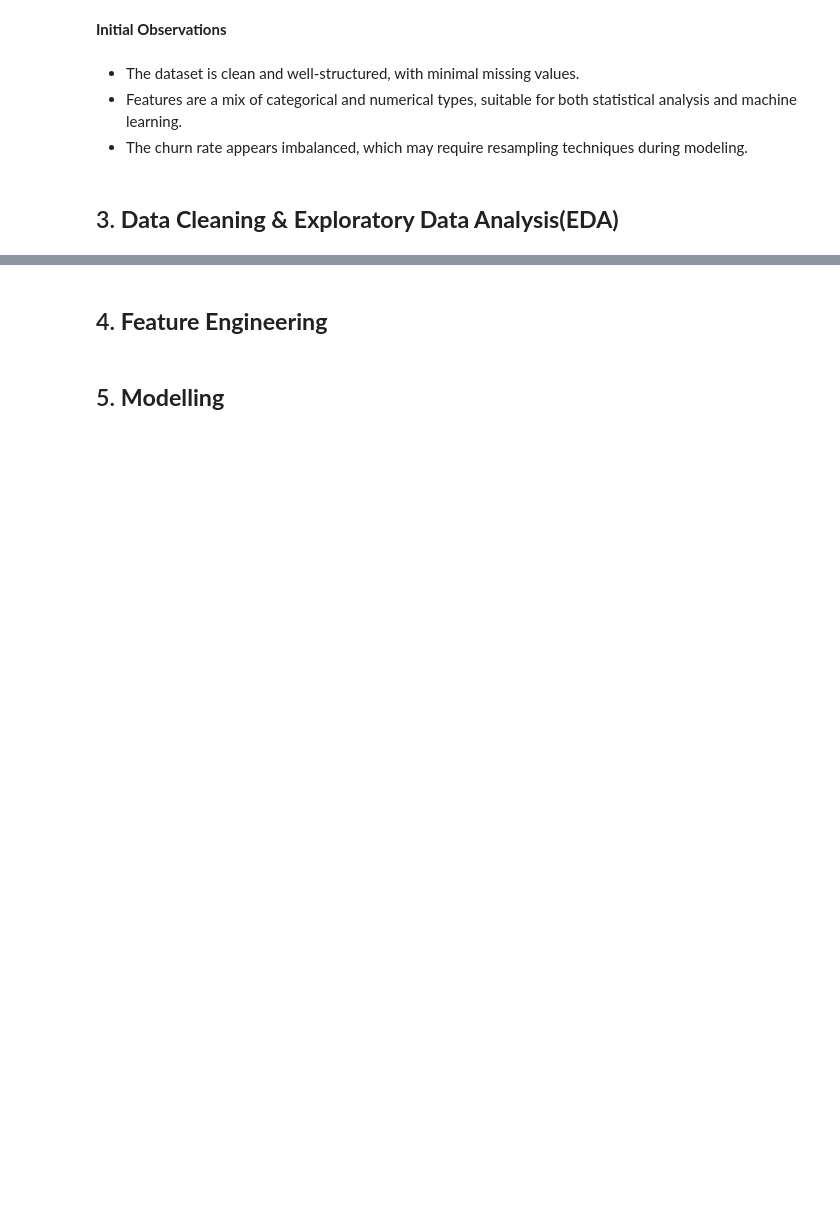
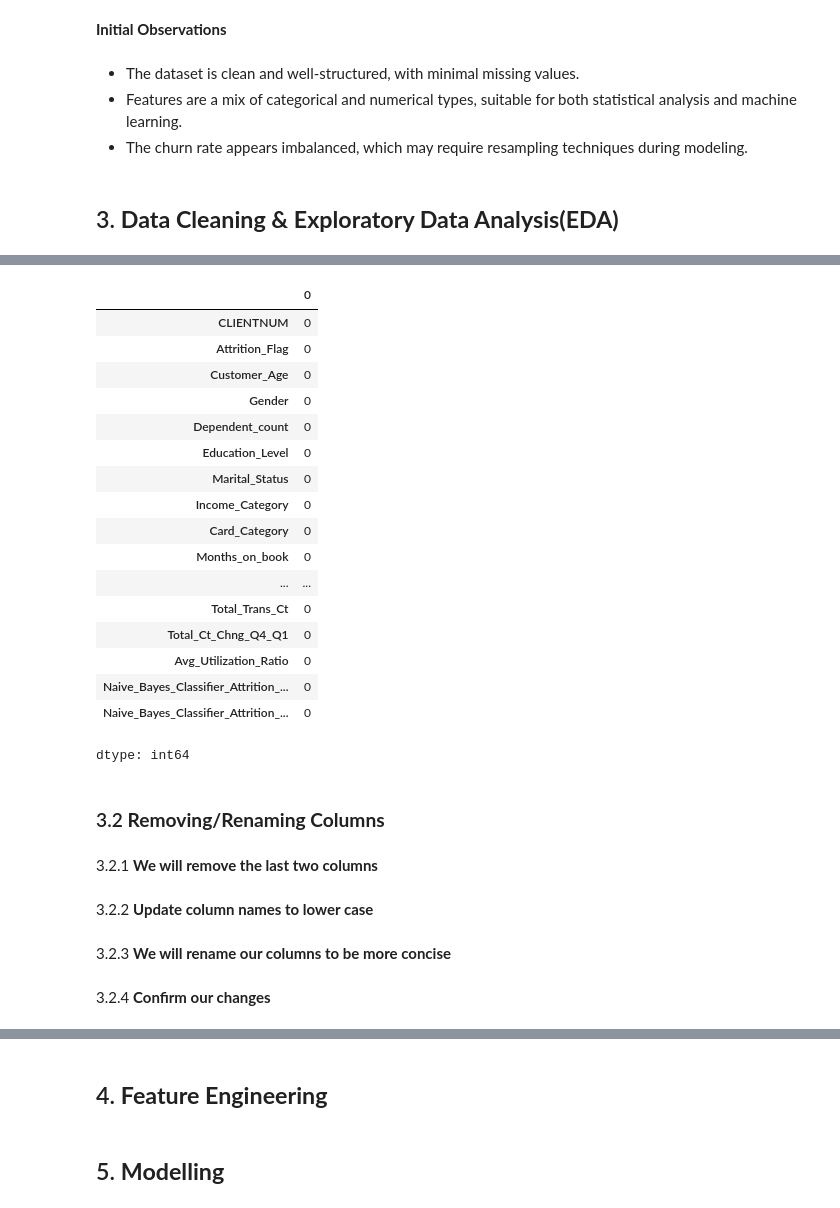
Before and after one commit to data-aleks/CreditCardChurn-PredictiveModelling, a Jupyter notebook: CreditCardChurn_PredictiveModelling.ipynb, the cells around one changed output, grey strips where cells are left out. Cells and saved outputs as stored; diff of their text form; code cells hidden in the pictures; blank space fills up the shorter version.

```diff
--- a/CreditCardChurn_PredictiveModelling.ipynb
+++ b/CreditCardChurn_PredictiveModelling.ipynb
@@ -78,0 +103,25 @@ The dataset includes 18 variables that span across customer profiles and credit
+# %%
+df.isnull().sum()
+# %% [output]
+|  | 0 |
+| CLIENTNUM | 0 |
+| Attrition_Flag | 0 |
+| Customer_Age | 0 |
+| Gender | 0 |
+| Dependent_count | 0 |
+| Education_Level | 0 |
+| Marital_Status | 0 |
+| Income_Category | 0 |
+| Card_Category | 0 |
+| Months_on_book | 0 |
+| ... | ... |
+| Total_Trans_Ct | 0 |
+| Total_Ct_Chng_Q4_Q1 | 0 |
+| Avg_Utilization_Ratio | 0 |
+| Naive_Bayes_Classifier_Attrition_... | 0 |
+| Naive_Bayes_Classifier_Attrition_... | 0 |
+dtype: int64
+# %% [markdown]
+### 3.2 **Removing/Renaming Columns**
+# %% [markdown]
+3.2.1 **We will remove the last two columns**
@@ -78,0 +130,2 @@ The dataset includes 18 variables that span across customer profiles and credit
+# %% [markdown]
+3.2.2 **Update column names to lower case**
@@ -78,0 +134,2 @@ The dataset includes 18 variables that span across customer profiles and credit
+# %% [markdown]
+3.2.3 **We will rename our columns to be more concise**
@@ -78,0 +160,2 @@ The dataset includes 18 variables that span across customer profiles and credit
+# %% [markdown]
+3.2.4 **Confirm our changes**
```
Also changed, not shown: parts of 25 cells of this notebook.
